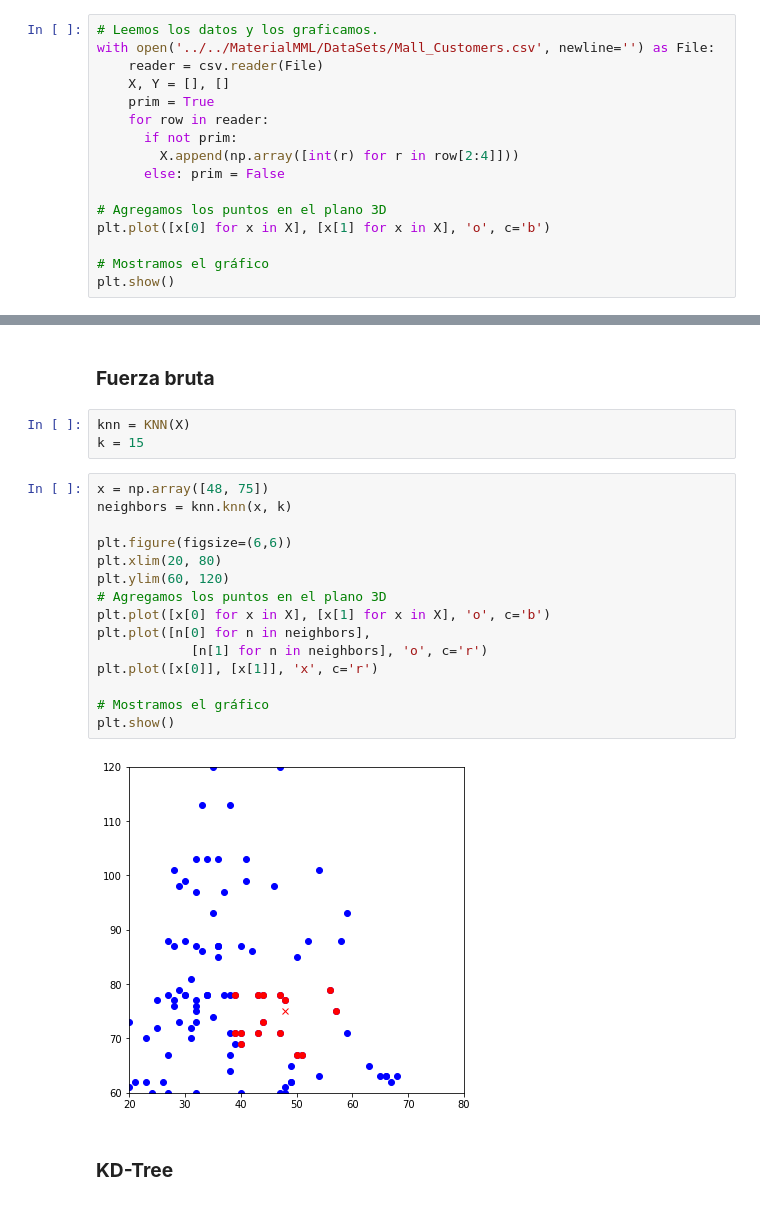
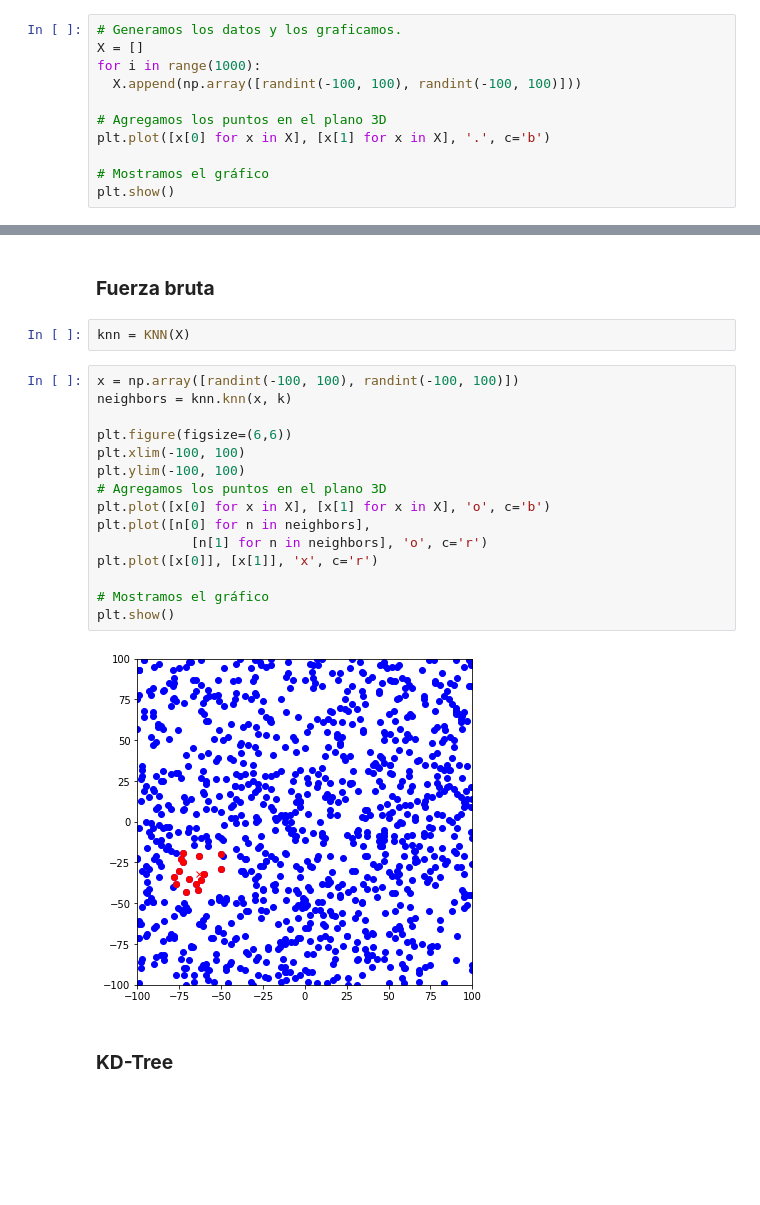
Before and after one commit to ArriagaAmin/Maraton-Machine-Learning, a Jupyter notebook: Clustering/B_KNN.ipynb, the cells around one changed output, grey strips where cells are left out. Saved outputs shown, nothing was run; the diff lists cells and outputs as text; blank space fills up the shorter version.

```diff
--- a/Clustering/B_KNN.ipynb
+++ b/Clustering/B_KNN.ipynb
@@ -153,18 +188,13 @@ class KNN:
 # %% [markdown]
 ## **Lectura de Datos**
 # %%
-# Leemos los datos y los graficamos.
-with open('../../MaterialMML/DataSets/Mall_Customers.csv', newline='') as File:
-    reader = csv.reader(File)
-    X, Y = [], []
-    prim = True
-    for row in reader:
-      if not prim:
-        X.append(np.array([int(r) for r in row[2:4]]))
-      else: prim = False
+# Generamos los datos y los graficamos.
+X = []
+for i in range(1000):
+  X.append(np.array([randint(-100, 100), randint(-100, 100)]))
 
 # Agregamos los puntos en el plano 3D
-plt.plot([x[0] for x in X], [x[1] for x in X], 'o', c='b')
+plt.plot([x[0] for x in X], [x[1] for x in X], '.', c='b')
 
 # Mostramos el gráfico
 plt.show()
@@ -176,24 +206,23 @@ plt.show()
 ### **Fuerza bruta**
 # %%
 knn = KNN(X)
-k = 15
 # %%
-x = np.array([48, 75])
+x = np.array([randint(-100, 100), randint(-100, 100)])
 neighbors = knn.knn(x, k)
 
 plt.figure(figsize=(6,6))
-plt.xlim(20, 80)
-plt.ylim(60, 120)
+plt.xlim(-100, 100)
+plt.ylim(-100, 100)
 # Agregamos los puntos en el plano 3D
 plt.plot([x[0] for x in X], [x[1] for x in X], 'o', c='b')
 plt.plot([n[0] for n in neighbors],
             [n[1] for n in neighbors], 'o', c='r')
 plt.plot([x[0]], [x[1]], 'x', c='r')
 
 # Mostramos el gráfico
 plt.show()
 # %% [output]
-[figure, old version]
+[figure, new version]
 # %% [markdown]
 ### **KD-Tree**
 # %%
```
Also changed, not shown: parts of 3 cells of this notebook.
